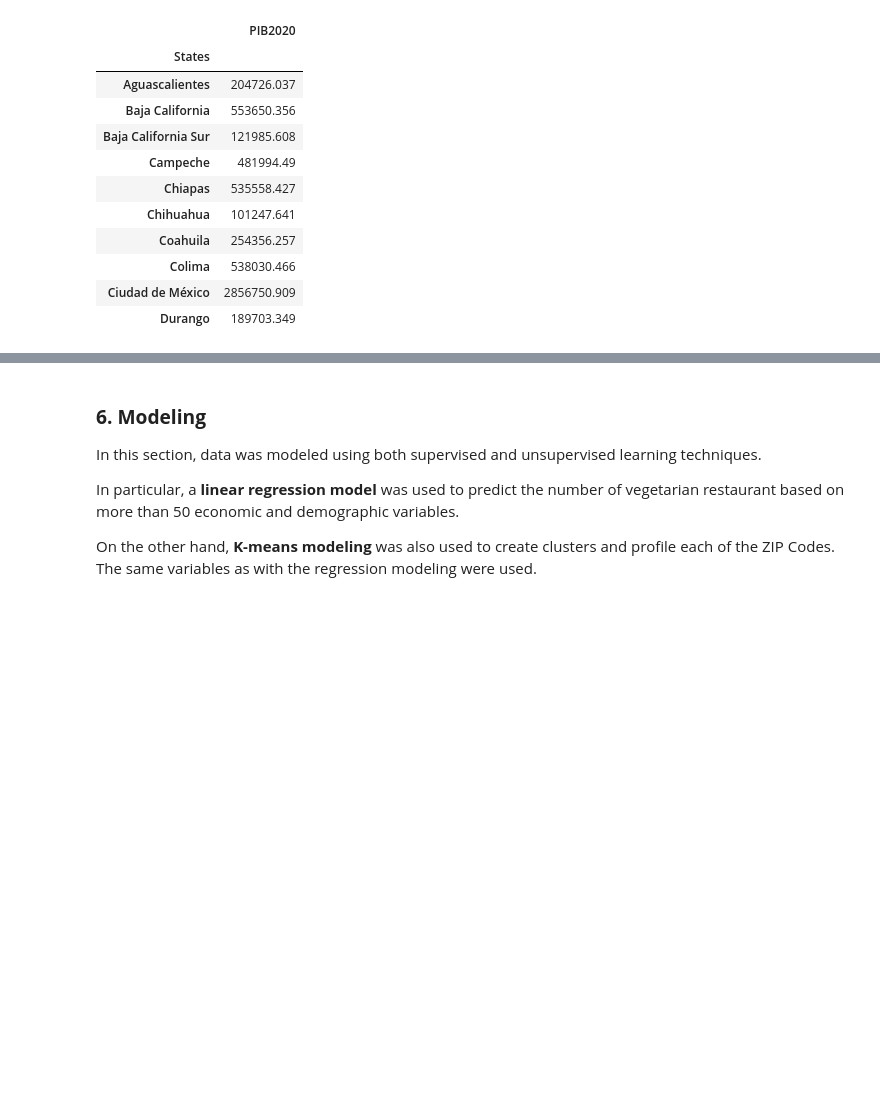
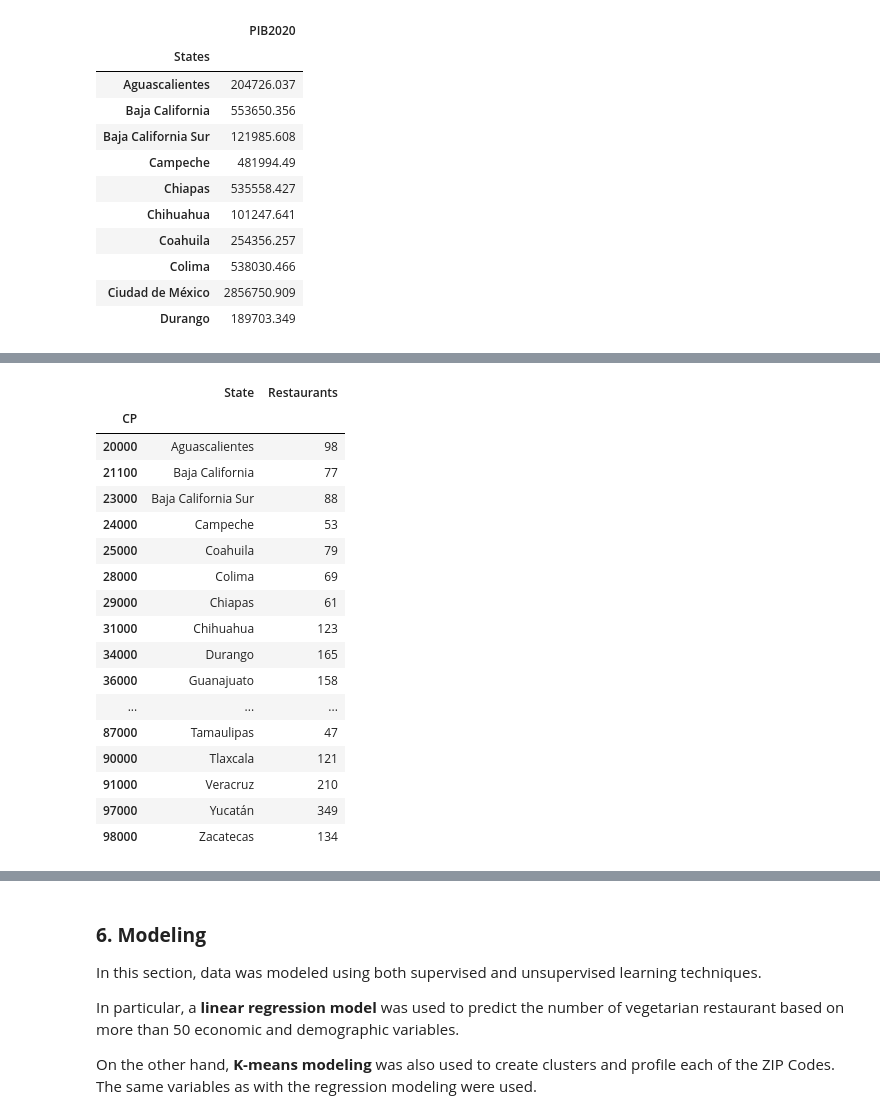
Before and after one commit to DanielEduardoLopez/DEVF-MachineLearning, a Jupyter notebook: FinalProject_RestaurantLocation.ipynb, the cells around one changed output, grey strips where cells are left out. Saved outputs shown, nothing was run; the diff lists cells and outputs as text; code cells hidden in the pictures; blank space fills up the shorter version.

```diff
--- a/FinalProject_RestaurantLocation.ipynb
+++ b/FinalProject_RestaurantLocation.ipynb
@@ -497,0 +536,4 @@ In this section, the collected data was cleaned and wrangled to create the varia
+# %%
+df_rest['CP'] = df_rest['CP'].fillna(0).astype(int).astype(str)
+df_CP_size = pd.DataFrame(df_rest['CP'].value_counts()).rename(columns = {'CP': 'Restaurants'})
+df_CP_size.head()
@@ -497,0 +547,3 @@ In this section, the collected data was cleaned and wrangled to create the varia
+# %%
+df_CP_state = pd.DataFrame(df_rest.groupby(by = 'CP')['State'].first()).iloc[1:]
+df_CP_state
@@ -497,0 +565,22 @@ In this section, the collected data was cleaned and wrangled to create the varia
+# %%
+df_CP = df_CP_state.join(df_CP_size, how = 'left').drop_duplicates(subset= 'State')
+df_CP
+# %% [output]
+|  | State | Restaurants |
+| CP |  |  |
+| 20000 | Aguascalientes | 98 |
+| 21100 | Baja California | 77 |
+| 23000 | Baja California Sur | 88 |
+| 24000 | Campeche | 53 |
+| 25000 | Coahuila | 79 |
+| 28000 | Colima | 69 |
+| 29000 | Chiapas | 61 |
+| 31000 | Chihuahua | 123 |
+| 34000 | Durango | 165 |
+| 36000 | Guanajuato | 158 |
+| ... | ... | ... |
+| 87000 | Tamaulipas | 47 |
+| 90000 | Tlaxcala | 121 |
+| 91000 | Veracruz | 210 |
+| 97000 | Yucatán | 349 |
+| 98000 | Zacatecas | 134 |
```
Also changed, not shown: parts of 25 cells of this notebook.
